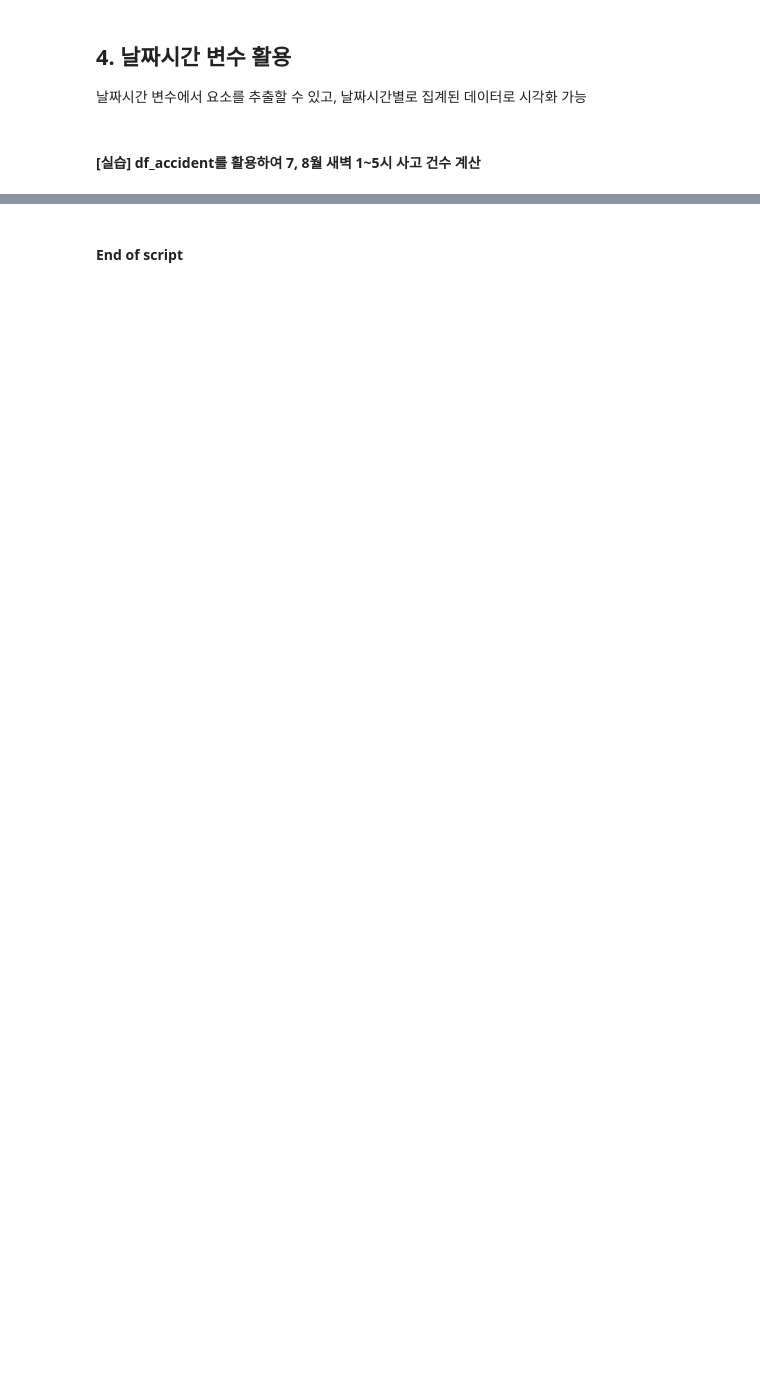
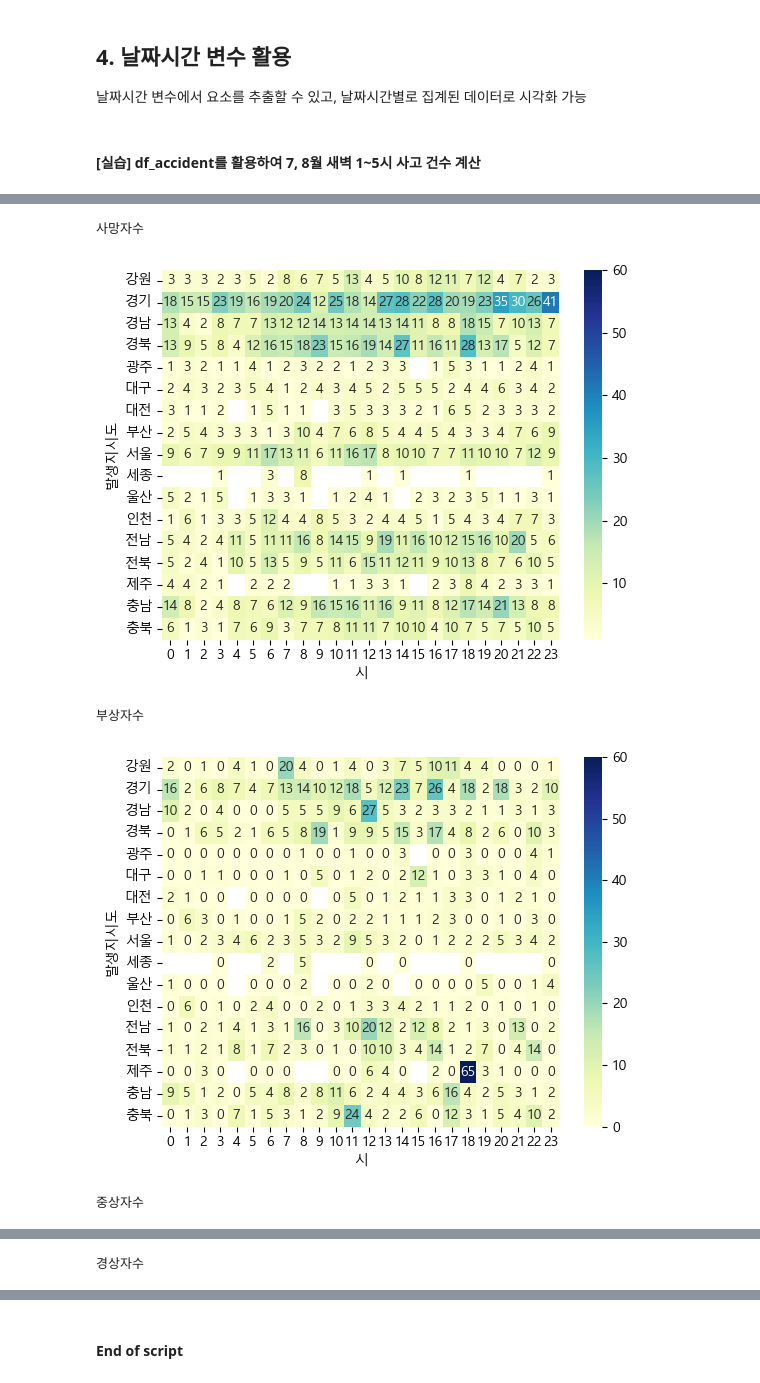
Before and after one commit to jonhpark7966/fastcampus_python_data_analysis, a Jupyter notebook: 20231010_remote/05_데이터 처리 심화.ipynb, the cells around one changed output, grey strips where cells are left out. Saved outputs shown, nothing was run; the diff lists cells and outputs as text; code cells hidden in the pictures; blank space fills up the shorter version.

```diff
--- a/20231010_remote/05_데이터 처리 심화.ipynb
+++ b/20231010_remote/05_데이터 처리 심화.ipynb
@@ -971,0 +554,12 @@ df_accident
+# %%
+for col in ['사망자수', '부상자수', '중상자수', '경상자수']:
+    print(col)
+    pt = df_accident.pivot_table(values=col, index='발생지시도', columns='시', aggfunc='sum')
+    sns.heatmap(pt, cmap='YlGnBu', annot=True, vmax=60)
+    plt.show()
+# %% [output]
+사망자수
+[figure, added]
+부상자수
+[figure, added]
+중상자수
@@ -971,0 +567 @@ df_accident
+경상자수
```
Also changed, not shown: parts of 55 cells of this notebook, 1 other file.
